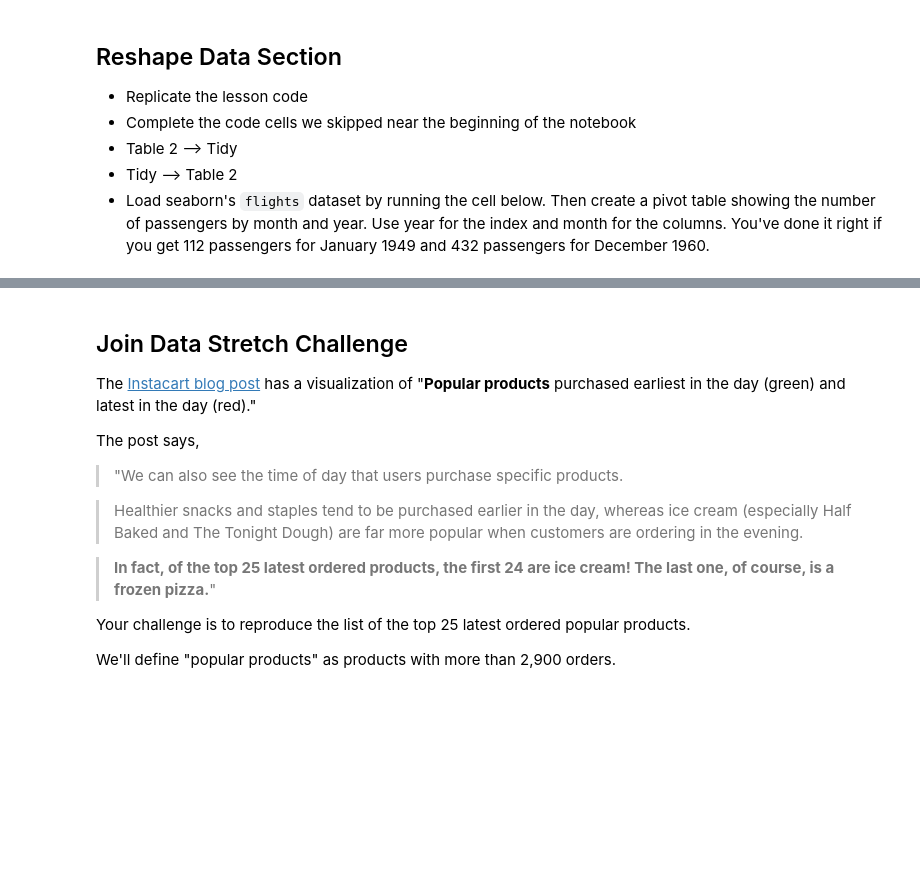
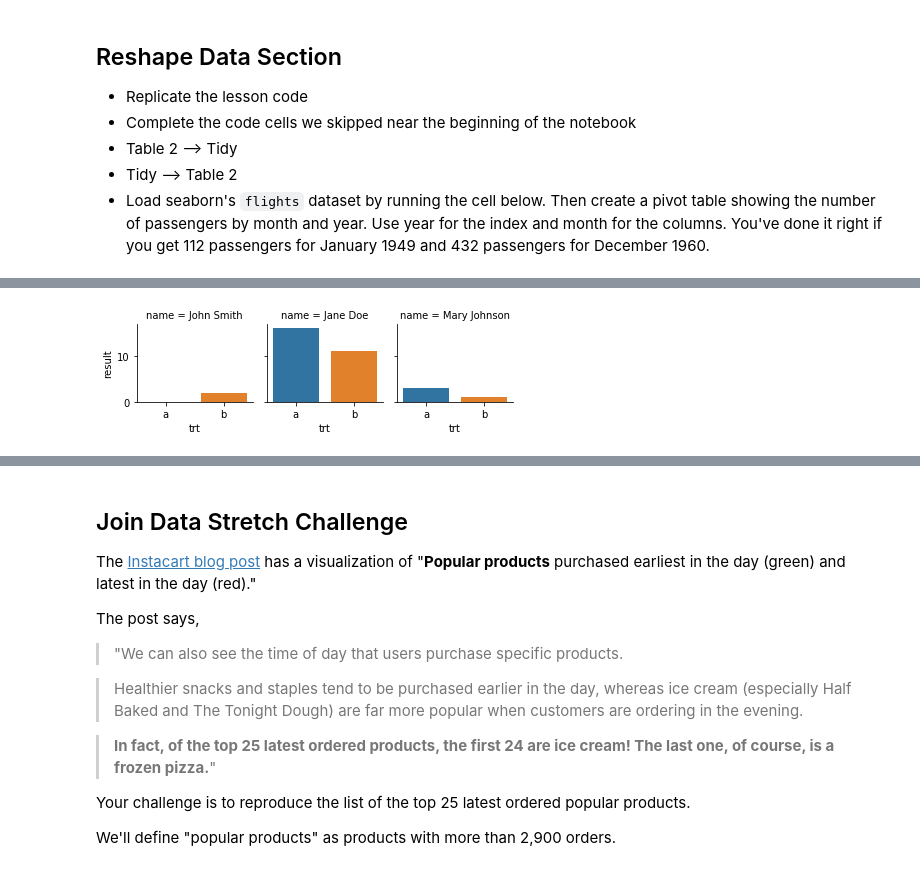
Before and after one commit to gomlfx/CodeSearchNet, a Jupyter notebook: LS_DS_113_Join_and_Reshape_Data_Assignment_Mike_Smith.ipynb, the cells around one changed output, grey strips where cells are left out. Saved outputs shown, nothing was run; the diff lists cells and outputs as text; code cells hidden in the pictures; blank space fills up the shorter version.

Commit message:
LS_DS_113_Join_and_Reshape_Data_Assignment_Mike_Smith

```diff
--- a/LS_DS_113_Join_and_Reshape_Data_Assignment_Mike_Smith.ipynb
+++ b/LS_DS_113_Join_and_Reshape_Data_Assignment_Mike_Smith.ipynb
@@ -334,0 +467,8 @@ NameError: ignored
+# %%
+#let's create a simple table for Tidy Data
+#start with wide data
+myindex=['John Smith', 'Jane Doe', 'Mary Johnson']
+mycolumns=['treatmenta', 'treatmentb']
+
+table1 = pd.DataFrame([[np.nan, 2],[16,11],[3,1]],columns=mycolumns,index=myindex)
+table1
@@ -334,0 +500,4 @@ NameError: ignored
+# %%
+#for table1 convert index list into a column using reset_index()
+table1 = table1.reset_index()
+table1
@@ -334,0 +521,4 @@ NameError: ignored
+# %%
+#to clean things up, rename columns
+tidy = table1.melt(id_vars='index', value_vars=['treatmenta', 'treatmentb'])
+tidy
@@ -334,0 +533,9 @@ NameError: ignored
+# %%
+tidy = tidy.rename(columns={
+    'index': 'name',
+    'variable': 'trt',
+    'value': 'result'
+})
+# shorten the `trt` values
+tidy.trt = tidy.trt.str.replace('treatment', '')
+tidy
@@ -334,0 +559,6 @@ NameError: ignored
+# %%
+#plot using seaborn
+sns.catplot(x='trt', y='result', col='name',
+            kind='bar', data=tidy, height=2);
+# %% [output]
+[figure, added]
```
Also changed, not shown: parts of 59 cells of this notebook.
